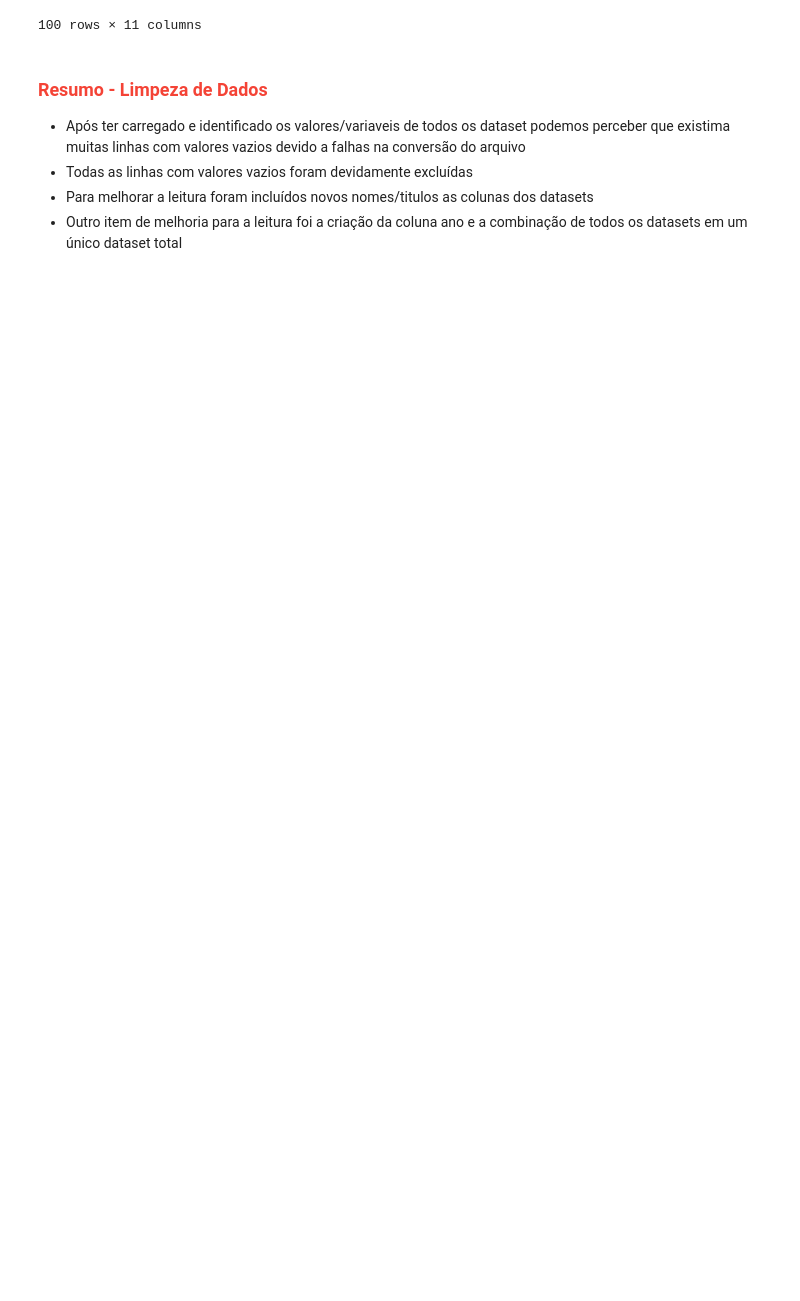
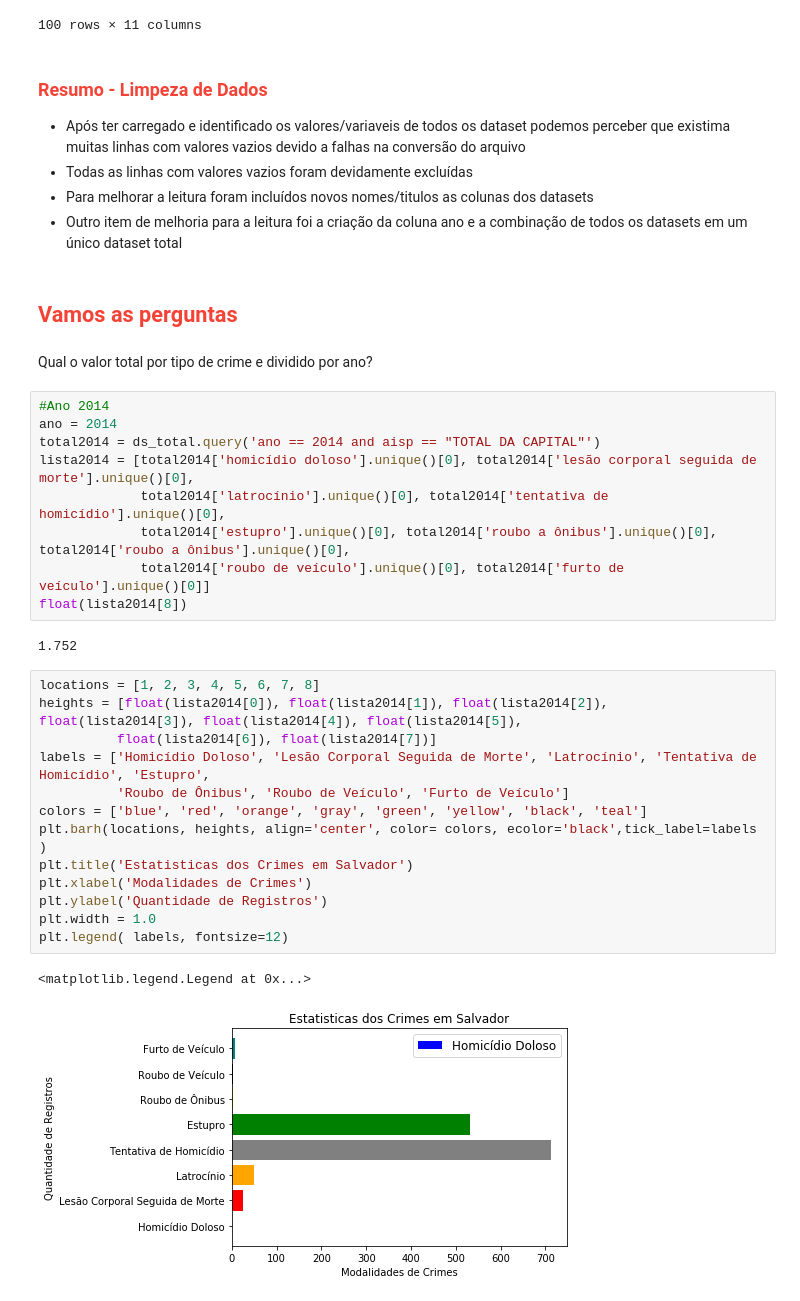
Before and after one commit to jcpsantos/projeto_safe_salvador, a Jupyter notebook: dados_seg_pub_ssa.ipynb, the cells around one changed output. Cells and saved outputs as stored; diff of their text form; blank space fills up the shorter version.

Commit message:
Pergunta 1

```diff
--- a/dados_seg_pub_ssa.ipynb
+++ b/dados_seg_pub_ssa.ipynb
@@ -393,3 +396,34 @@ ds_total
     <li>Para melhorar a leitura foram incluídos novos nomes/titulos as colunas dos datasets</li>
     <li>Outro item de melhoria para a leitura foi a criação da coluna ano e a combinação de todos os datasets em um único dataset total</li>
 </ul>
+# %% [markdown]
+<h2 style="color: #f44336;">Vamos as perguntas</h2>
+# %% [markdown]
+Qual o valor total por tipo de crime e dividido por ano?
+# %%
+#Ano 2014
+ano = 2014
+total2014 = ds_total.query('ano == 2014 and aisp == "TOTAL DA CAPITAL"')
+lista2014 = [total2014['homicídio doloso'].unique()[0], total2014['lesão corporal seguida de morte'].unique()[0],
+             total2014['latrocínio'].unique()[0], total2014['tentativa de homicídio'].unique()[0],
+             total2014['estupro'].unique()[0], total2014['roubo a ônibus'].unique()[0], total2014['roubo a ônibus'].unique()[0],
+             total2014['roubo de veículo'].unique()[0], total2014['furto de veículo'].unique()[0]]
+float(lista2014[8])
+# %% [output]
+1.752
+# %%
+locations = [1, 2, 3, 4, 5, 6, 7, 8]
+heights = [float(lista2014[0]), float(lista2014[1]), float(lista2014[2]), float(lista2014[3]), float(lista2014[4]), float(lista2014[5]),
+          float(lista2014[6]), float(lista2014[7])]
+labels = ['Homicídio Doloso', 'Lesão Corporal Seguida de Morte', 'Latrocínio', 'Tentativa de Homicídio', 'Estupro',
+          'Roubo de Ônibus', 'Roubo de Veículo', 'Furto de Veículo']
+colors = ['blue', 'red', 'orange', 'gray', 'green', 'yellow', 'black', 'teal']
+plt.barh(locations, heights, align='center', color= colors, ecolor='black',tick_label=labels )
+plt.title('Estatisticas dos Crimes em Salvador')
+plt.xlabel('Modalidades de Crimes')
+plt.ylabel('Quantidade de Registros')
+plt.width = 1.0
+plt.legend( labels, fontsize=12)
+# %% [output]
+<matplotlib.legend.Legend at 0x...>
+[figure, added]
```
Also changed, not shown: parts of 1 cell of this notebook.
